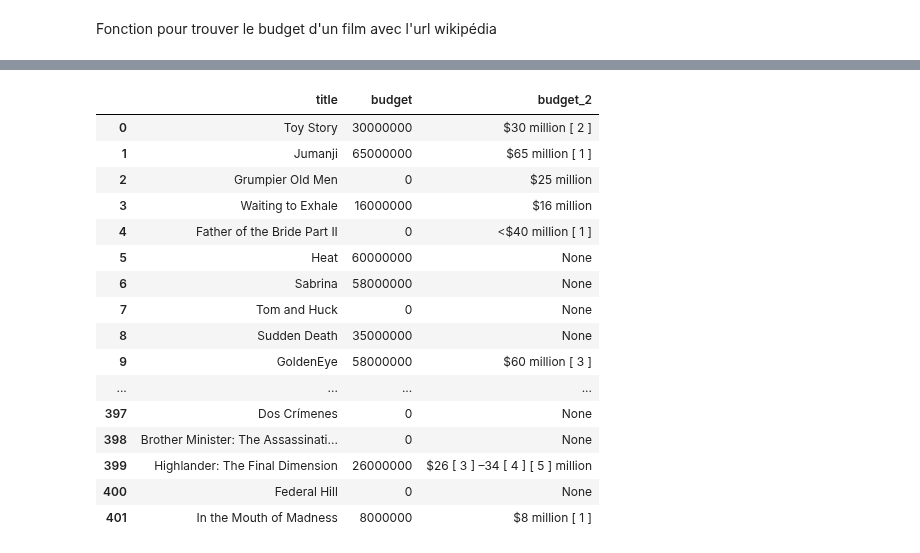
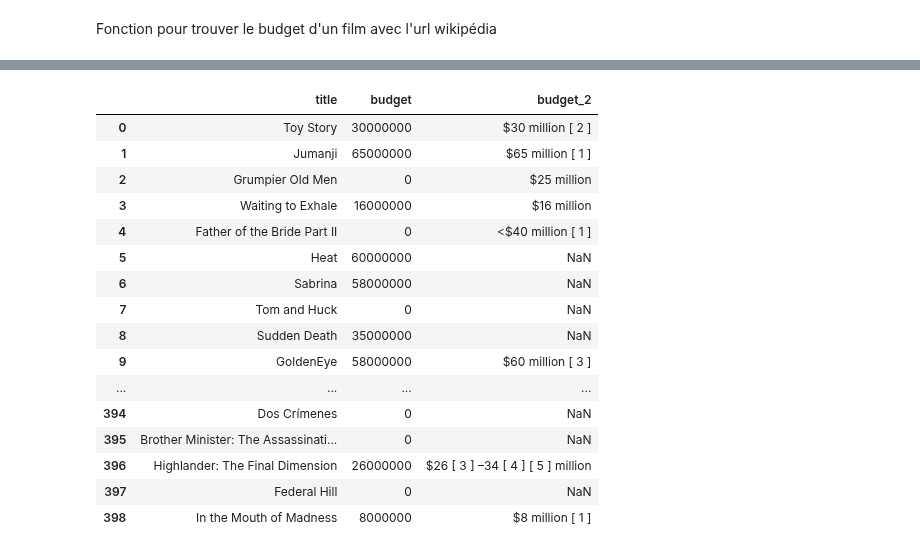
Before and after one commit to mlepennec-ensae/formation_cepe, a Jupyter notebook: Projet/donnees_projet.ipynb, the cells around one changed output, grey strips where cells are left out. Cells and saved outputs as stored; diff of their text form; code cells hidden in the pictures.

```diff
--- a/Projet/donnees_projet.ipynb
+++ b/Projet/donnees_projet.ipynb
@@ -57,6 +58,12 @@ FILE_KEY_S3 = '/movies_metadata.csv'
 FILE_PATH_S3 = BUCKET+FILE_KEY_S3
 with fs.open(FILE_PATH_S3, mode = "rb") as file_in :
     data_movies = pd.read_csv(file_in,sep=',', header=0)
+# %%
+
+FILE_KEY_S3 = '/movies_export.csv'
+FILE_PATH_S3 = BUCKET+FILE_KEY_S3
+with fs.open(FILE_PATH_S3, mode = "rb") as file_in :
+    df = pd.read_csv(file_in,sep=',', header=0)
 # %%
 FILE_KEY_S3 = '/credits.csv'
 FILE_PATH_S3 = BUCKET+FILE_KEY_S3
@@ -268,20 +187,20 @@ See the caveats in the documentation: https://pandas.pydata.org/pandas-docs/stab
 # %%
-data[['title','budget', 'budget_2']].head(500)
+df[['title','budget', 'budget_2']].head(500)
 # %% [output]
 |  | title | budget | budget_2 |
 | 0 | Toy Story | 30000000 | $30 million [ 2 ] |
 | 1 | Jumanji | 65000000 | $65 million [ 1 ] |
 | 2 | Grumpier Old Men | 0 | $25 million |
 | 3 | Waiting to Exhale | 16000000 | $16 million |
 | 4 | Father of the Bride Part II | 0 | <$40 million [ 1 ] |
-| 5 | Heat | 60000000 | None |
-| 6 | Sabrina | 58000000 | None |
-| 7 | Tom and Huck | 0 | None |
-| 8 | Sudden Death | 35000000 | None |
+| 5 | Heat | 60000000 | NaN |
+| 6 | Sabrina | 58000000 | NaN |
+| 7 | Tom and Huck | 0 | NaN |
+| 8 | Sudden Death | 35000000 | NaN |
 | 9 | GoldenEye | 58000000 | $60 million [ 3 ] |
 | ... | ... | ... | ... |
-| 397 | Dos Crímenes | 0 | None |
-| 398 | Brother Minister: The Assassinati... | 0 | None |
-| 399 | Highlander: The Final Dimension | 26000000 | $26 [ 3 ] –34 [ 4 ] [ 5 ] million |
-| 400 | Federal Hill | 0 | None |
-| 401 | In the Mouth of Madness | 8000000 | $8 million [ 1 ] |
+| 394 | Dos Crímenes | 0 | NaN |
+| 395 | Brother Minister: The Assassinati... | 0 | NaN |
+| 396 | Highlander: The Final Dimension | 26000000 | $26 [ 3 ] –34 [ 4 ] [ 5 ] million |
+| 397 | Federal Hill | 0 | NaN |
+| 398 | In the Mouth of Madness | 8000000 | $8 million [ 1 ] |
```
Also changed, not shown: parts of 12 cells of this notebook.
